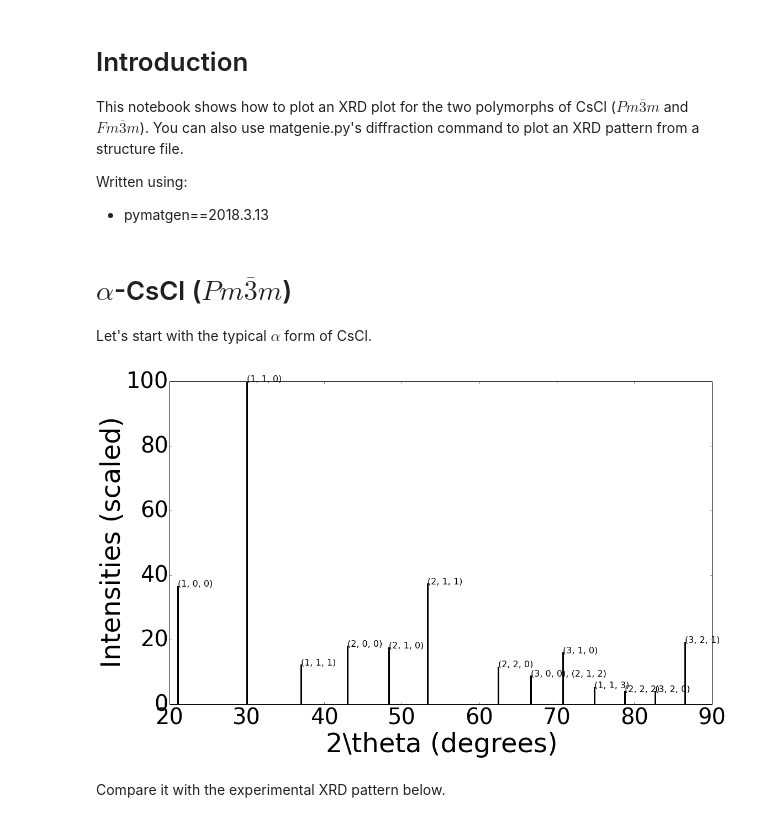
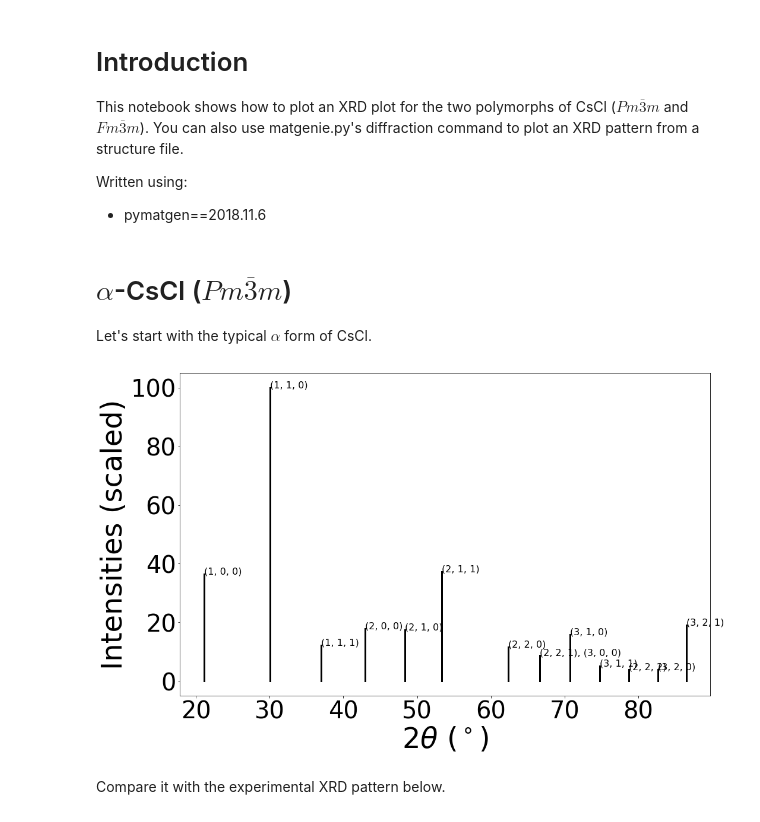
Before and after one commit to materialsvirtuallab/matgenb, a Jupyter notebook: notebooks/2013-01-01-Calculating XRD patterns.ipynb, the cells around one changed output. Cells and saved outputs as stored; diff of their text form; code cells hidden in the pictures.

```diff
--- a/notebooks/2013-01-01-Calculating XRD patterns.ipynb
+++ b/notebooks/2013-01-01-Calculating XRD patterns.ipynb
@@ -4,7 +4,7 @@
 This notebook shows how to plot an XRD plot for the two polymorphs of CsCl ($Pm\overline{3}m$ and $Fm\overline{3}m$). You can also use matgenie.py's diffraction command to plot an XRD pattern from a structure file.
 
 Written using:
-- pymatgen==2018.3.13
+- pymatgen==2018.11.6
 # %%
 # Set up some imports that we will need
 from pymatgen import Lattice, Structure
@@ -19,13 +19,13 @@ Let's start with the typical $\alpha$ form of CsCl.
 # %%
 # Create CsCl structure
 a = 4.209 #Angstrom
 latt = Lattice.cubic(a)
 structure = Structure(latt, ["Cs", "Cl"], [[0, 0, 0], [0.5, 0.5, 0.5]])
 
 c = XRDCalculator()
-c.show_xrd_plot(structure)
+c.show_plot(structure)
 # %% [output]
-[figure, old version]
+[figure, new version]
 # %% [markdown]
 Compare it with the experimental XRD pattern below.
 # %%
```
Also changed, not shown: parts of 1 cell of this notebook, 2 other files.
